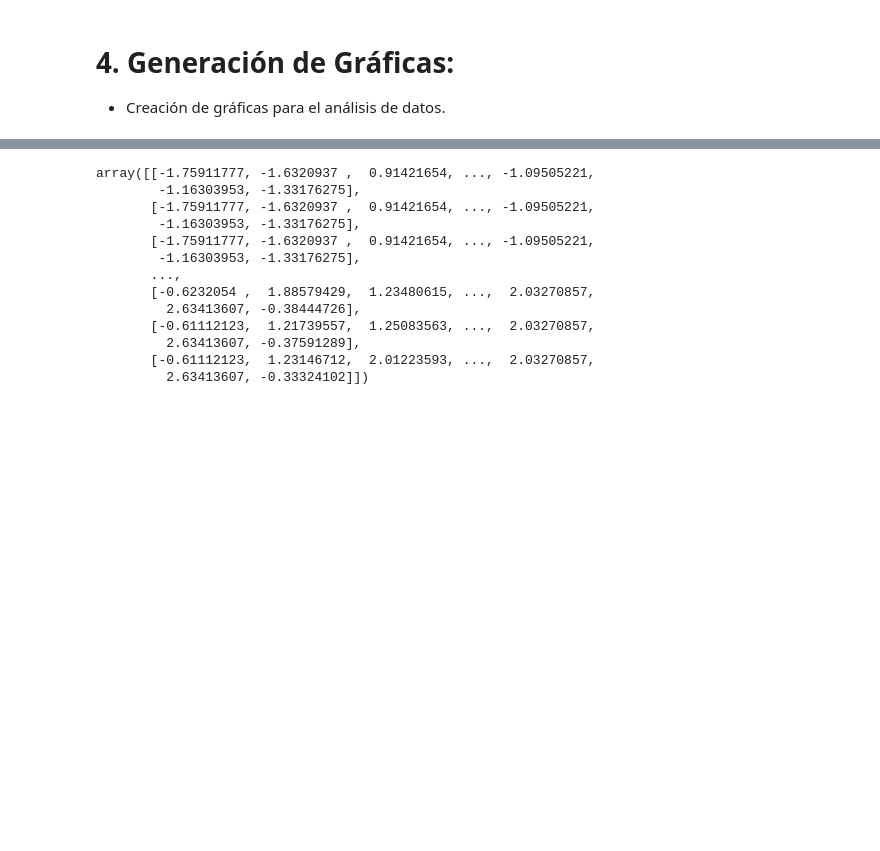
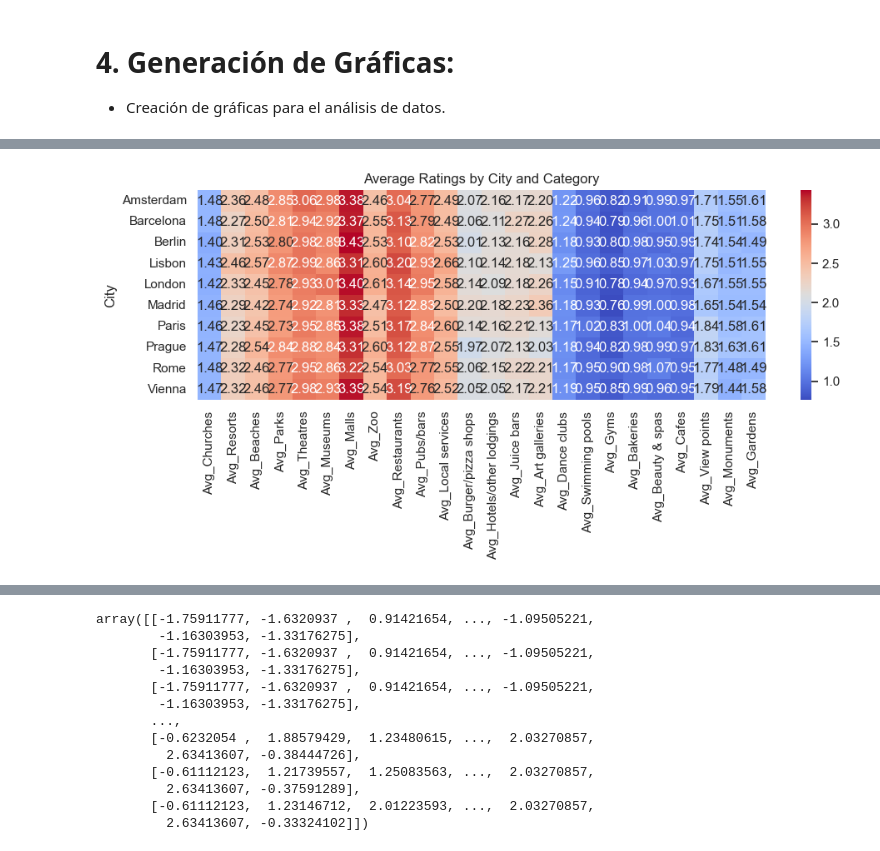
Before and after one commit to gabrielaaguiv5/ProjectI, a Jupyter notebook: notebooks/01_eda_overview.ipynb, the cells around one changed output, grey strips where cells are left out. Saved outputs shown, nothing was run; the diff lists cells and outputs as text; code cells hidden in the pictures; blank space fills up the shorter version.

```diff
--- a/notebooks/01_eda_overview.ipynb
+++ b/notebooks/01_eda_overview.ipynb
@@ -442,0 +485,9 @@ plt.show()
+# %%
+df_avg = datos.drop(columns='Unique user id').groupby('City').mean()
+sns.heatmap(df_avg, annot=True, cmap='coolwarm', fmt=".2f")
+plt.title('Average Ratings by City and Category')
+plt.xticks(rotation=90)
+plt.tight_layout()
+plt.show()
+# %% [output]
+[figure, added]
```
Also changed, not shown: parts of 9 cells of this notebook.
